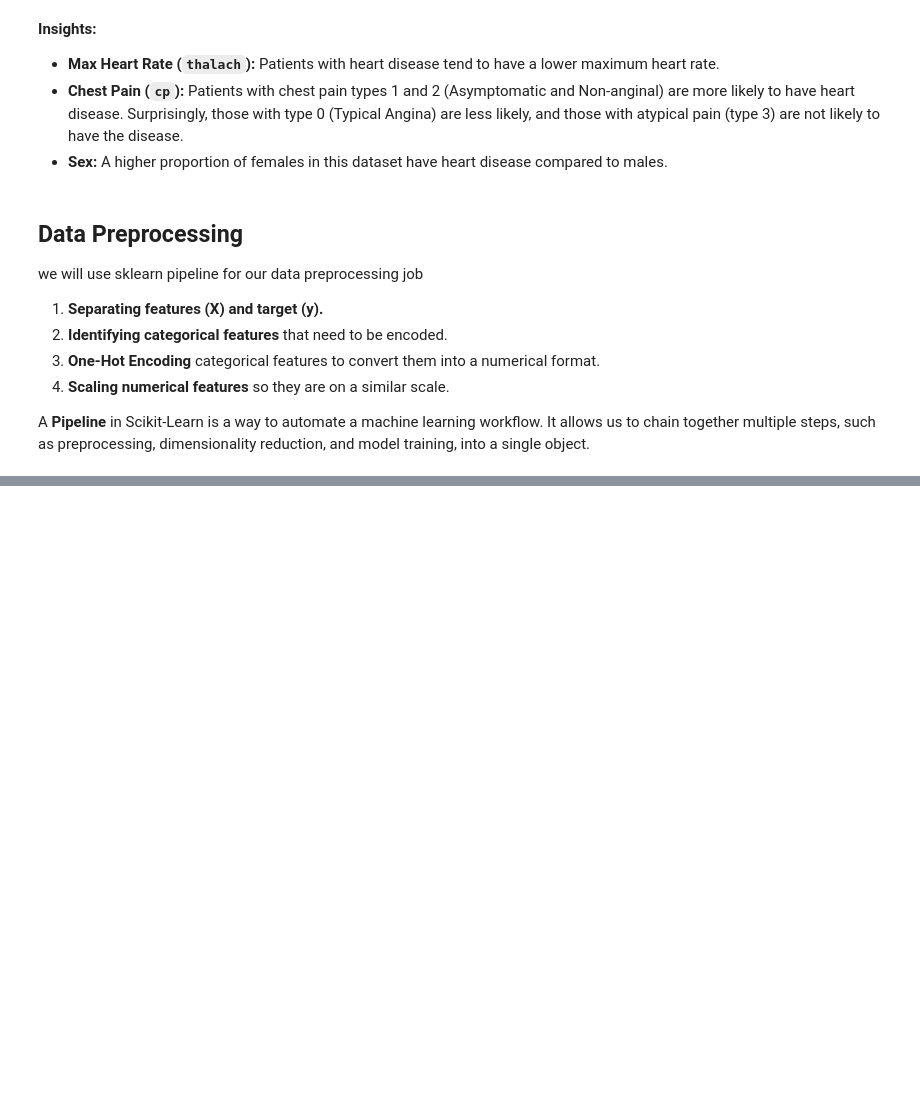
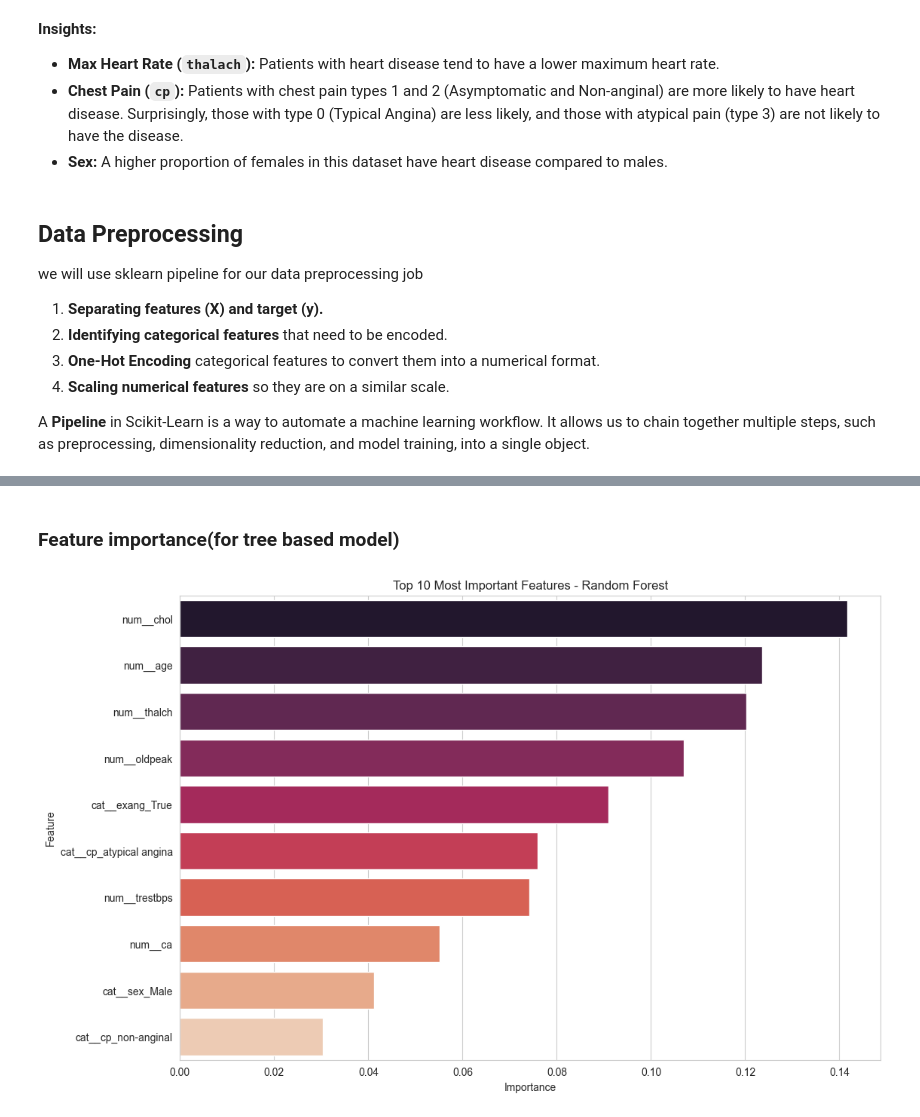
Before and after one commit to RishabhKrPandey/AI, a Jupyter notebook: ml_projects/Heart-disease-prediction/Heart-disease-prediction.ipynb, the cells around one changed output, grey strips where cells are left out. Cells and saved outputs as stored; diff of their text form; code cells hidden in the pictures; blank space fills up the shorter version.

Commit message:
trained logistic regression, KNN, random forest and SVM for multilevel and binary classification and got important features through feature imprtance

```diff
--- a/ml_projects/Heart-disease-prediction/Heart-disease-prediction.ipynb
+++ b/ml_projects/Heart-disease-prediction/Heart-disease-prediction.ipynb
@@ -240,0 +342,23 @@ x_train, x_test, y_train, y_test = train_test_split()
+# %%
+from sklearn.neighbors import KNeighborsClassifier
+
+# Create the KNN pipeline
+knn_pipeline_bin = Pipeline(steps=[('preprocessor', preprocessor),
+                              ('classifier', KNeighborsClassifier())])
+
+knn_pipeline.fit(x_train, y_binary_train)
+y_pred_knn_bin = knn_pipeline.predict(x_test)
+# %%
+# Create the SVM pipeline
+from sklearn.svm import SVC
+
+svm_pipeline_bin = Pipeline(steps=[('preprocessor', preprocessor),
+                              ('classifier', SVC(random_state=42))])
+
+svm_pipeline.fit(x_train, y_binary_train)
+y_pred_svm_bin = svm_pipeline.predict(x_test)
+# %%
+#  random forest pipeline
+rf_pipeline_bin = Pipeline(steps=[('preprocessor', preprocessor), ('classifier', RandomForestClassifier(n_estimators=100, random_state=42))])
+rf_pipeline.fit(x_train, y_binary_train)
+y_pred_rf_bin = rf_pipeline.predict(x_test)
@@ -240,0 +411,20 @@ x_train, x_test, y_train, y_test = train_test_split()
+# %% [markdown]
+### Feature importance(for tree based model)
+# %%
+# Extract feature names after one-hot encoding
+rf_pipeline_bin.fit(x_train, y_binary_train)
+feature_names = rf_pipeline_bin.named_steps['preprocessor'].get_feature_names_out()
+
+# Get feature importances from the trained model
+importances = rf_pipeline_bin.named_steps['classifier'].feature_importances_
+
+# Create a DataFrame for visualization
+feature_importance_df = pd.DataFrame({'Feature': feature_names, 'Importance': importances})
+feature_importance_df = feature_importance_df.sort_values(by='Importance', ascending=False).head(10)
+# %%
+plt.figure(figsize=(12, 8))
+sns.barplot(x='Importance', y='Feature', data=feature_importance_df, palette='rocket')
+plt.title('Top 10 Most Important Features - Random Forest')
+plt.show()
+# %% [output]
+[figure, added]
```
Also changed, not shown: parts of 17 cells of this notebook.
